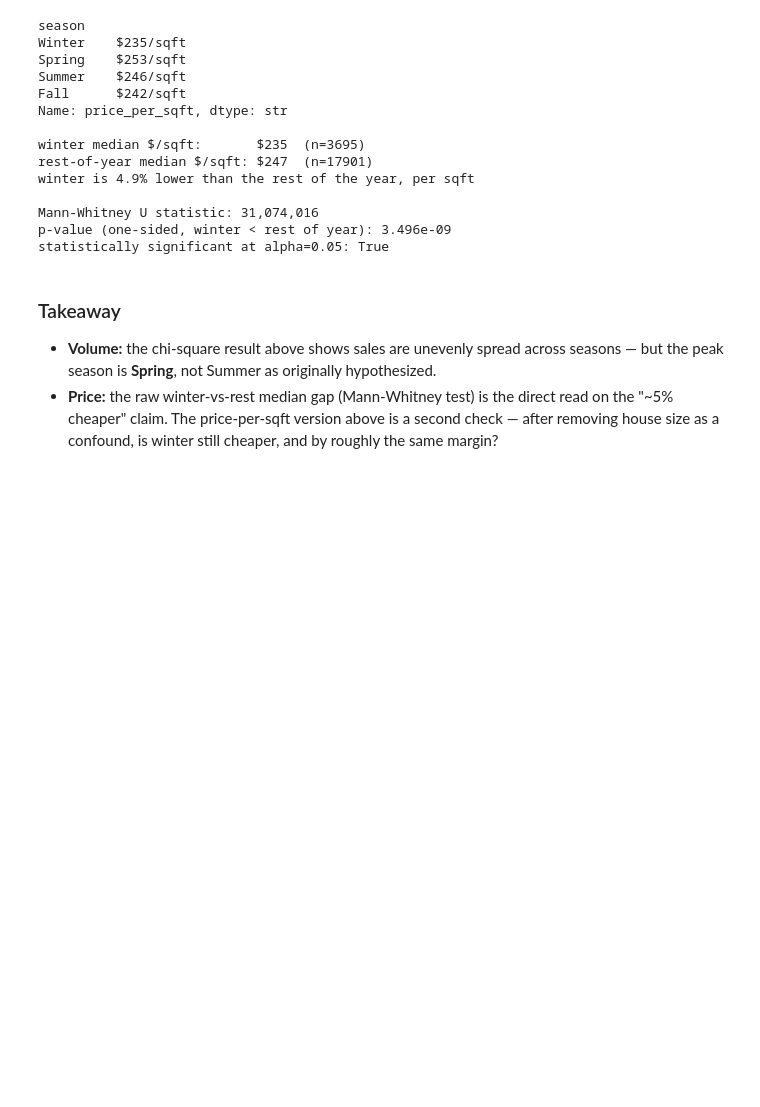
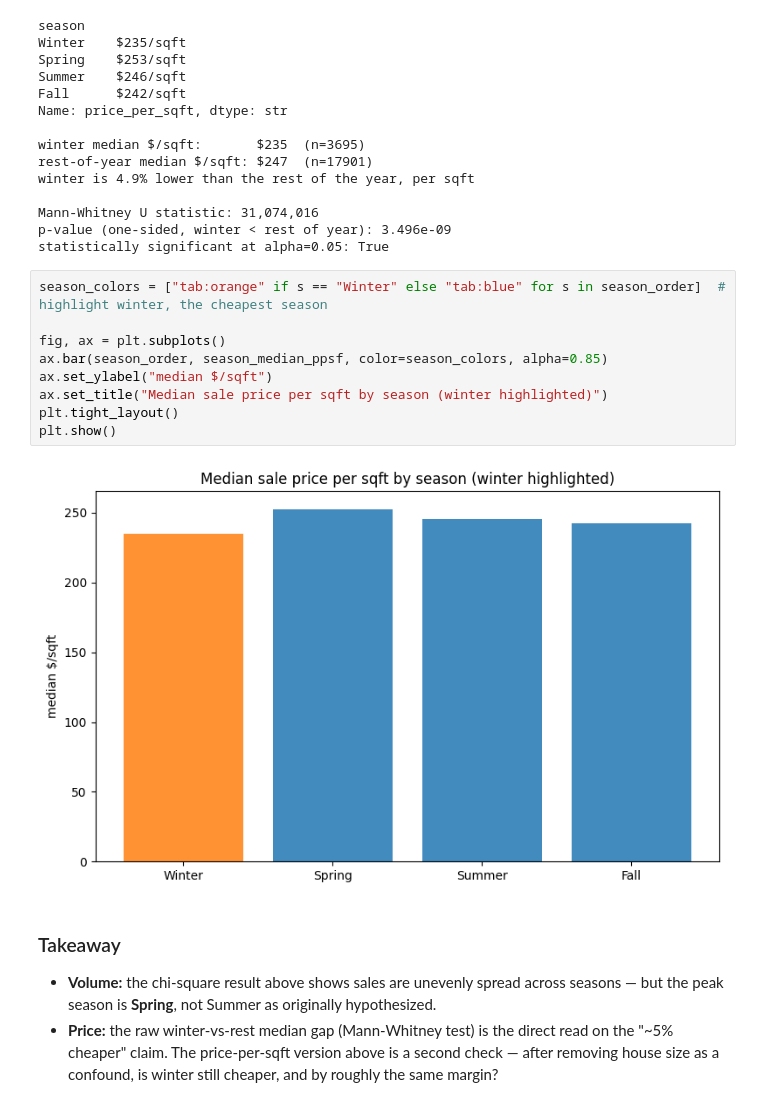
Before and after one commit to curls-me/ds-eda-project, a Jupyter notebook: 04_eda.ipynb, the cells around one changed output. Drawn from its saved outputs; the diff is of its cells as text; blank space fills up the shorter version.

```diff
--- a/04_eda.ipynb
+++ b/04_eda.ipynb
@@ -1054,6 +1054,17 @@ winter is 4.9% lower than the rest of the year, per sqft
 Mann-Whitney U statistic: 31,074,016
 p-value (one-sided, winter < rest of year): 3.496e-09
 statistically significant at alpha=0.05: True
+# %%
+season_colors = ["tab:orange" if s == "Winter" else "tab:blue" for s in season_order]  # highlight winter, the cheapest season
+
+fig, ax = plt.subplots()
+ax.bar(season_order, season_median_ppsf, color=season_colors, alpha=0.85)
+ax.set_ylabel("median $/sqft")
+ax.set_title("Median sale price per sqft by season (winter highlighted)")
+plt.tight_layout()
+plt.show()
+# %% [output]
+[figure, added]
 # %% [markdown]
 ### Takeaway
 
```
Also changed, not shown: 5 other files.
